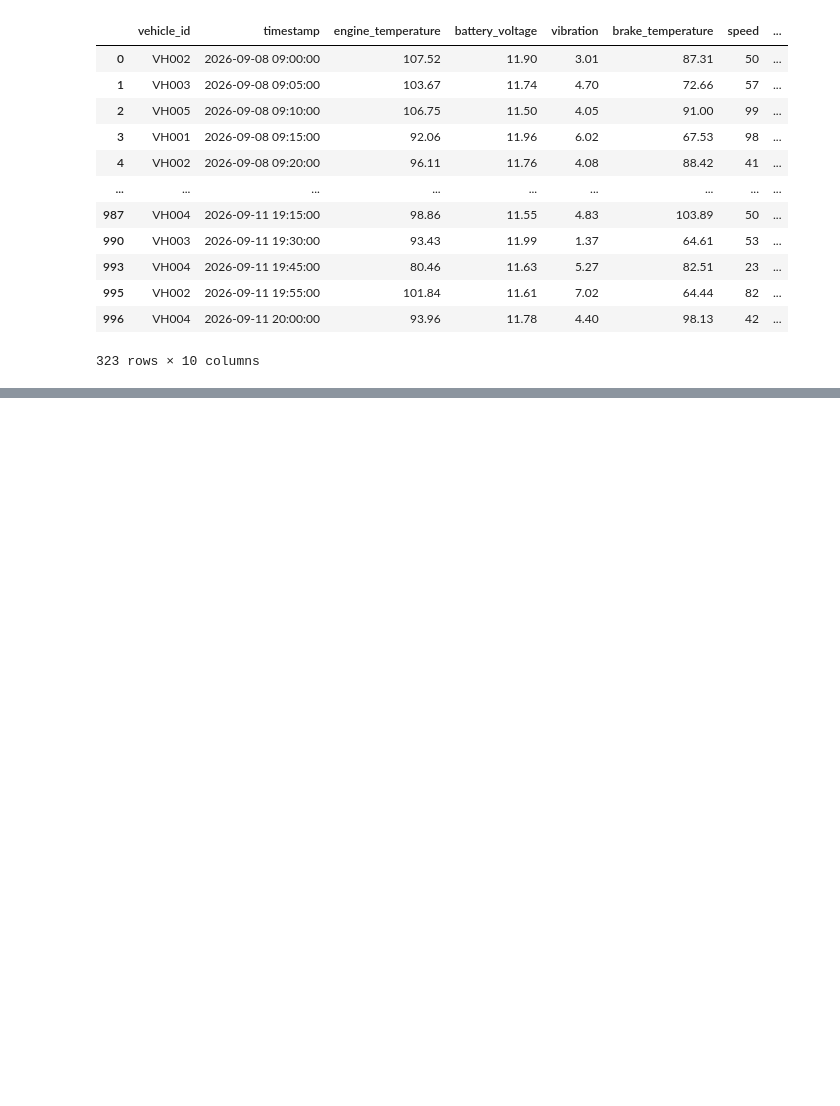
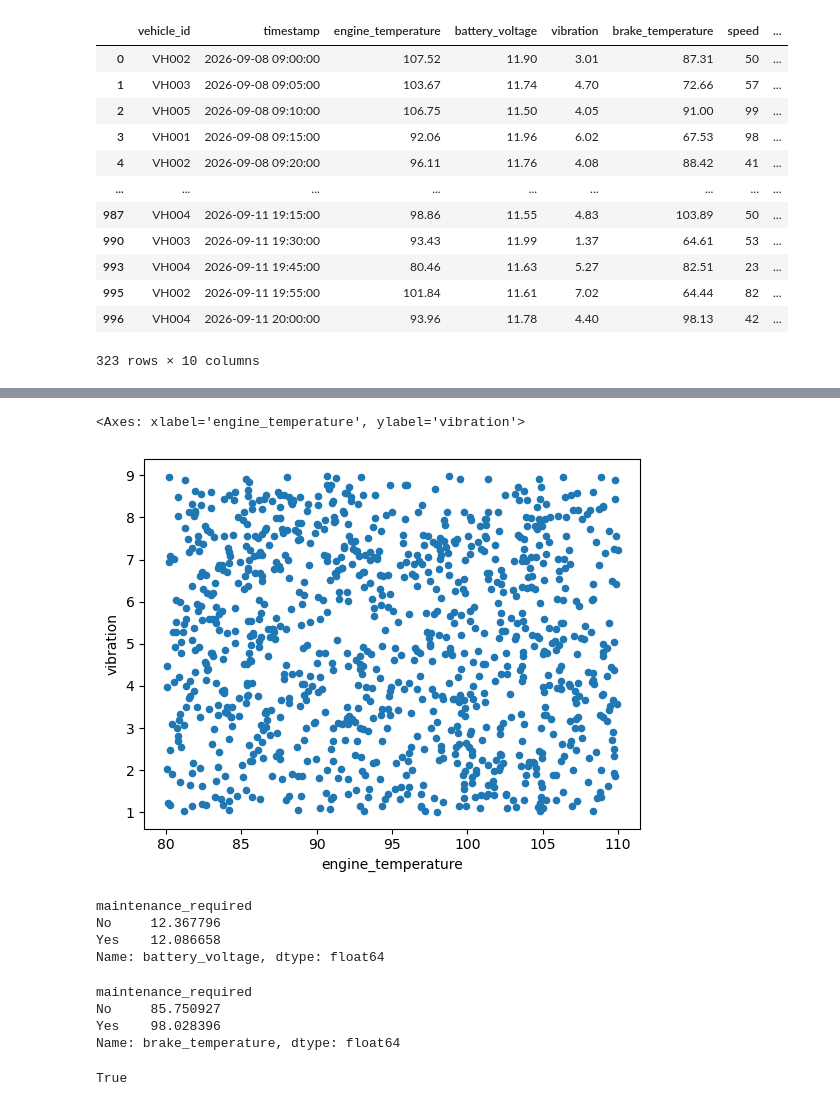
Before and after one commit to sampath-2147/vehicle-predictive-maintenance, a Jupyter notebook: notebooks/01_data_exploration.ipynb, the cells around one changed output, grey strips where cells are left out. Drawn from its saved outputs; the diff is of its cells as text; code cells hidden in the pictures; blank space fills up the shorter version.

```diff
--- a/notebooks/01_data_exploration.ipynb
+++ b/notebooks/01_data_exploration.ipynb
@@ -183,0 +293,23 @@ df[df["battery_voltage"] < 12]
+# %%
+df.plot(
+    x="engine_temperature",
+    y="vibration",
+    kind="scatter"
+)
+# %% [output]
+<Axes: xlabel='engine_temperature', ylabel='vibration'>
+[figure, added]
+# %%
+df.groupby("maintenance_required")["battery_voltage"].mean()
+# %% [output]
+maintenance_required
+No     12.367796
+Yes    12.086658
+Name: battery_voltage, dtype: float64
+# %%
+df.groupby("maintenance_required")["brake_temperature"].mean()
+# %% [output]
+maintenance_required
+No     85.750927
+Yes    98.028396
+Name: brake_temperature, dtype: float64
@@ -183,0 +318,6 @@ df[df["battery_voltage"] < 12]
+# %%
+import os
+
+os.path.exists("../data/processed/vehicle_sensor_data_cleaned.csv")
+# %% [output]
+True
```
Also changed, not shown: parts of 17 cells of this notebook, 4 other files.
